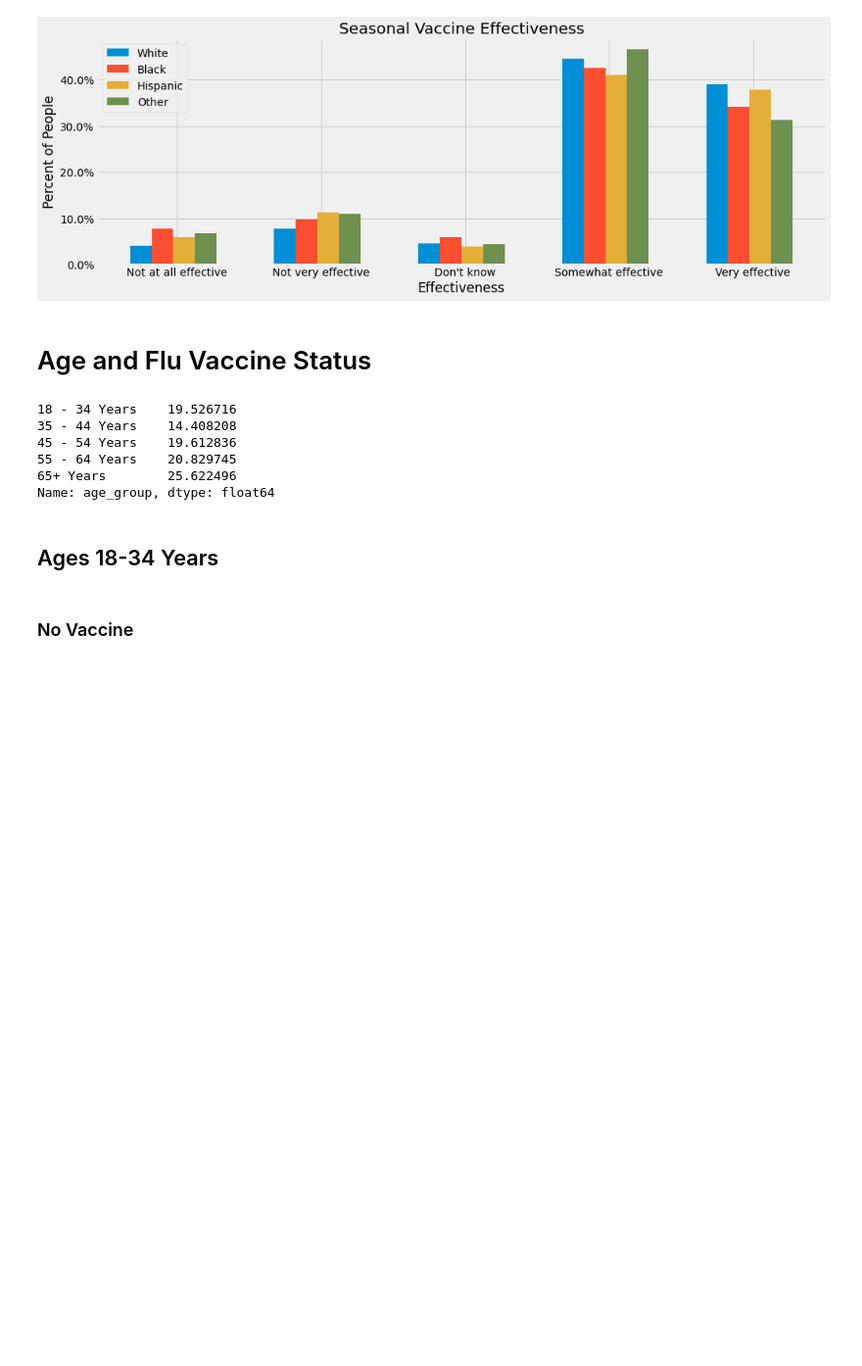
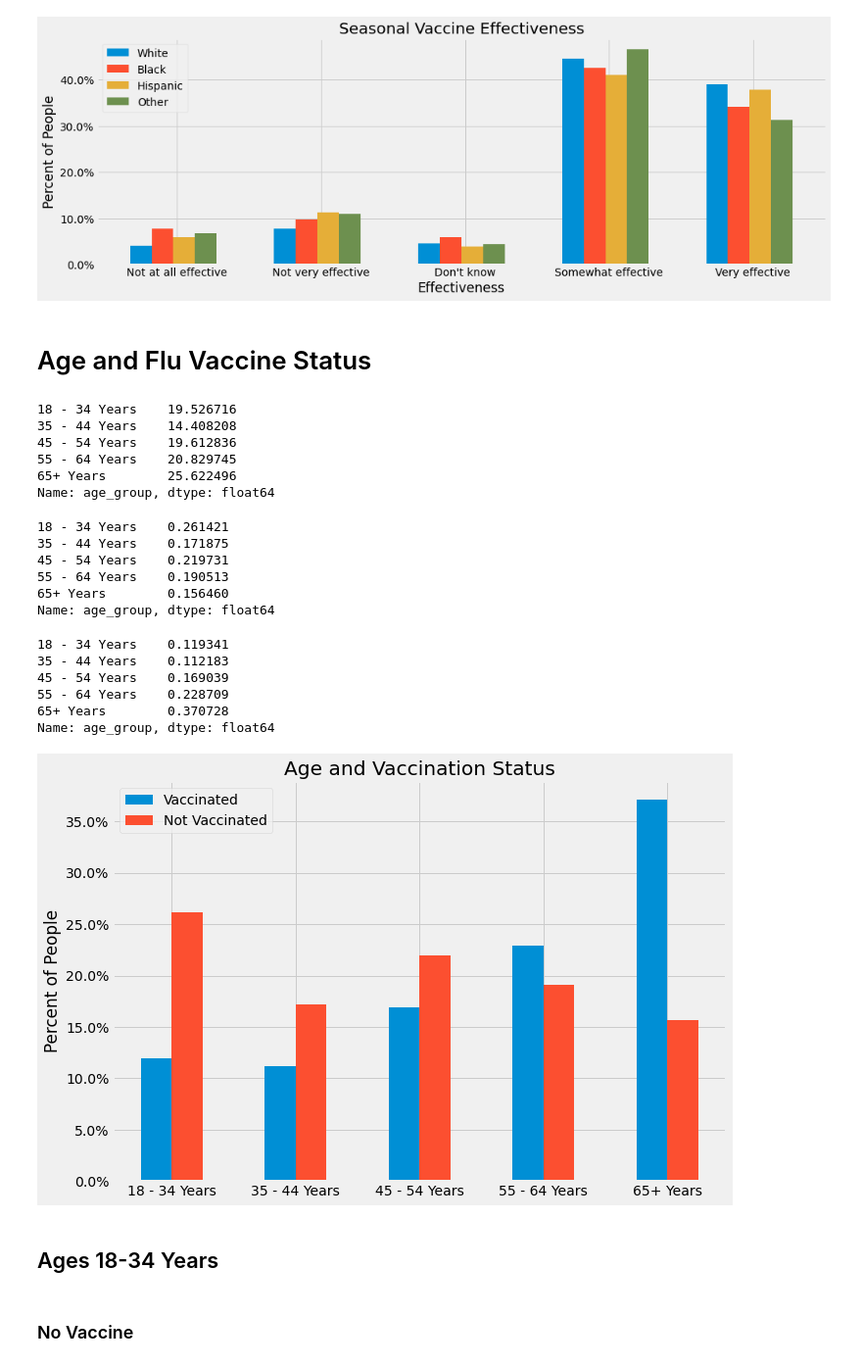
Before and after one commit to mankah/Capstone, a Jupyter notebook: Flu_analysis_models/00_Seasonal_Flu_Analysis.ipynb, the cells around one changed output. Shown at 98% size. Saved outputs shown, nothing was run; the diff lists cells and outputs as text; code cells hidden in the pictures; blank space fills up the shorter version.

```diff
--- a/Flu_analysis_models/00_Seasonal_Flu_Analysis.ipynb
+++ b/Flu_analysis_models/00_Seasonal_Flu_Analysis.ipynb
@@ -264,6 +264,45 @@ df.age_group.value_counts(normalize=True).sort_index()*100
 55 - 64 Years    20.829745
 65+ Years        25.622496
 Name: age_group, dtype: float64
+# %%
+no_vacc = df[df.seasonal_vaccine == 0]
+no_vacc_age = no_vacc.age_group.value_counts(normalize=True).sort_index()
+no_vacc_age
+# %% [output]
+18 - 34 Years    0.261421
+35 - 44 Years    0.171875
+45 - 54 Years    0.219731
+55 - 64 Years    0.190513
+65+ Years        0.156460
+Name: age_group, dtype: float64
+# %%
+yes_vacc = df[df.seasonal_vaccine == 1]
+yes_vacc_age = yes_vacc.age_group.value_counts(normalize=True).sort_index()
+yes_vacc_age
+# %% [output]
+18 - 34 Years    0.119341
+35 - 44 Years    0.112183
+45 - 54 Years    0.169039
+55 - 64 Years    0.228709
+65+ Years        0.370728
+Name: age_group, dtype: float64
+# %%
+fig, ax = plt.subplots(figsize=(10, 7))
+
+x = ['18 - 34 Years', '35 - 44 Years',
+                    '45 - 54 Years', '55 - 64 Years', '65+ Years']
+width = 0.25
+X_axis = np.arange(len(x))
+plt.bar(X_axis, yes_vacc_age.values, width, label = 'Vaccinated')
+plt.bar(X_axis + width, no_vacc_age.values, width, label = 'Not Vaccinated')
+plt.title('Age and Vaccination Status')
+plt.ylabel('Percent of People')
+plt.xlabel('')
+plt.legend()
+ax.yaxis.set_major_formatter(mtick.PercentFormatter(1.0))
+plt.xticks(ticks=X_axis + width/2, labels=x);
+# %% [output]
+[figure, added]
 # %% [markdown]
 ## Ages 18-34 Years
 # %% [markdown]
```
Also changed, not shown: parts of 3 cells of this notebook, 1 other file.
